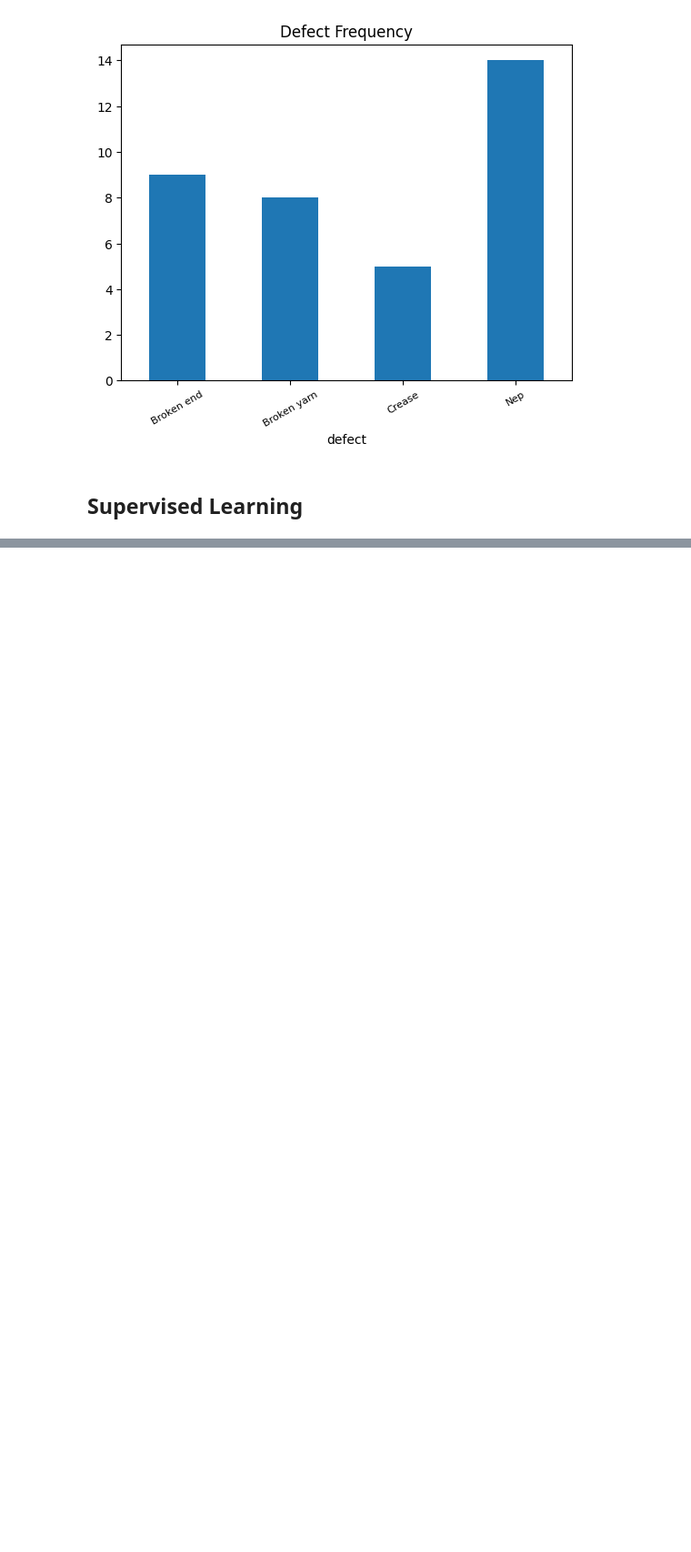
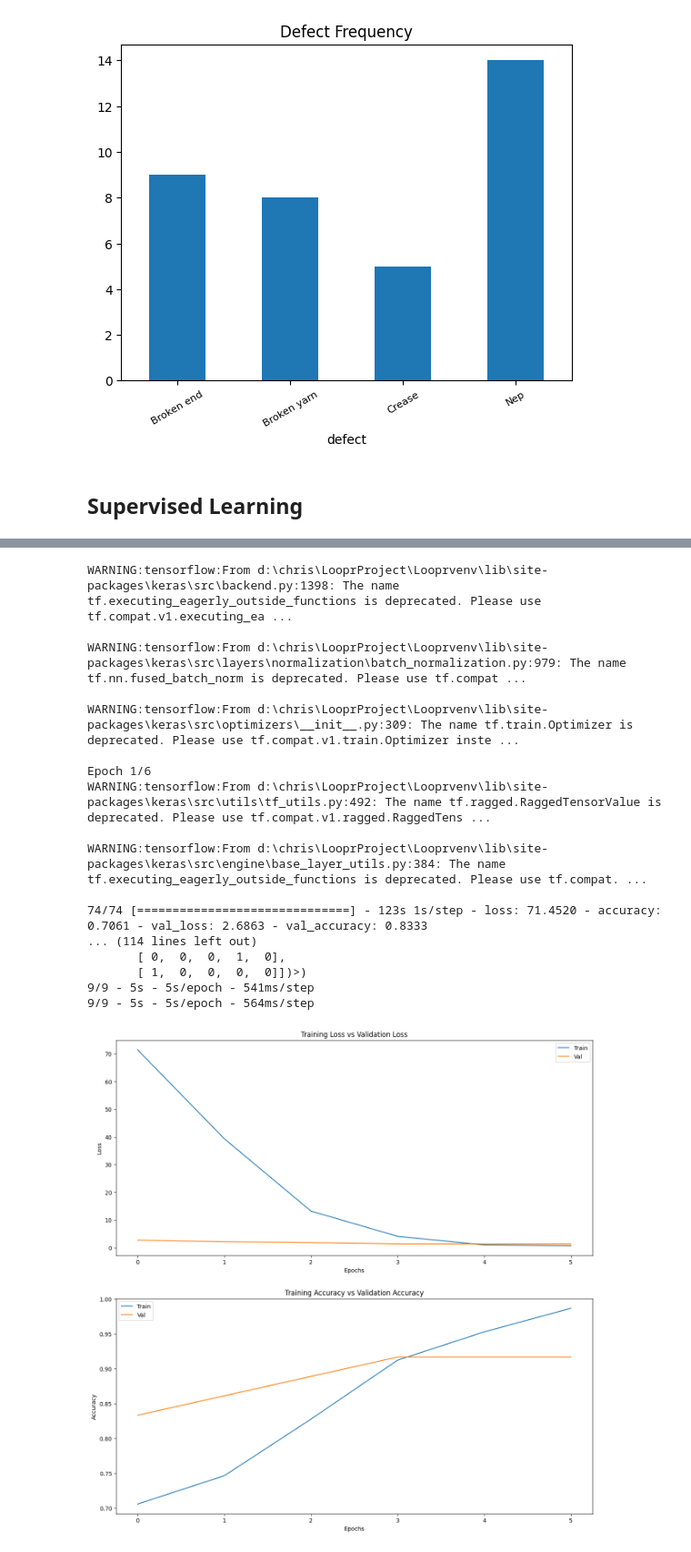
Before and after one commit to jobymcoby/LooprProject, a Jupyter notebook: notebooks/Demo.ipynb, the cells around one changed output, grey strips where cells are left out. Shown at 91% size. Cells and saved outputs as stored; diff of their text form; code cells hidden in the pictures; blank space fills up the shorter version.

Commit message:
New Kfolds and model saved

```diff
--- a/notebooks/Demo.ipynb
+++ b/notebooks/Demo.ipynb
@@ -323,8 +212,7 @@ def f1_score_matrix(val_ds, head_model):
 
     true_labels = np.array([np.argmax(label) for label in test_y_true_ds])
     pred_labels = np.array([np.argmax(label) for label in test_y_pred_ds])
-    tf.math.confusion_matrix(true_labels, pred_labels)
-    return result.numpy(), tf.math.confusion_matrix(true_labels, pred_labels)
+    return result.numpy(), tf.math.confusion_matrix(true_labels, pred_labels, num_classes=5)
 # %%
 # Transfer learning on the top layers
 # Load convolutional weights that are trained on ImageNet data
@@ -346,31 +234,3 @@ def build_model(output_len):
     head_model = tf.keras.Model(inputs = base_model.input, outputs = predictions)
     head_model.compile(optimizer='adam', loss= tf.keras.losses.categorical_crossentropy, metrics=['accuracy'])
     return head_model
-# %%
-def eval_kfolds(data_splits):
-    con_matrix = None
-    acc = 0
-    f_1 = 0
-    for i, fold in enumerate(data_splits):
-        head_model = build_model(output_len)
-        aug_train_ds, train_ds, val_ds, test_ds = fold
-        val_ds = val_ds.concatenate(test_ds)
-        history = head_model.fit(aug_train_ds, epochs= 6, validation_data= val_ds)
-        plot_history(history)
-        print(f'k fold {i+1} acc {head_model.evaluate(val_ds)[1]}')
-        acc += head_model.evaluate(val_ds)[1]
-        print(f'k fold {i+1} f score and confusion matrix {f1_score_matrix(val_ds, head_model)}')
-        if con_matrix is None:
-            f_1 = f1_score_matrix(val_ds, head_model)[0]
-            con_matrix = f1_score_matrix(val_ds, head_model)[1]
-        else:
-            f_1 += f1_score_matrix(val_ds, head_model)[0]
-            con_matrix += f1_score_matrix(val_ds, head_model)[1]
-
-    acc = acc/(i+1)
-    f_1 = f_1/(i+1)
-    return acc, f_1, con_matrix
-
-
-
-eval_kfolds(data_splits)
@@ -408,0 +392,24 @@ Epoch 6/6
+# %%
+acc, f_1, con_matrix, best_model, best_train, best_val = eval_kfolds(full_file_df)
+best_model.save('best_model.keras')
+best_train.save('best_train')
+best_val.save('best_val')
+# %% [output]
+WARNING:tensorflow:From d:\chris\LooprProject\Looprvenv\lib\site-packages\keras\src\backend.py:1398: The name tf.executing_eagerly_outside_functions is deprecated. Please use tf.compat.v1.executing_ea ...
+
+WARNING:tensorflow:From d:\chris\LooprProject\Looprvenv\lib\site-packages\keras\src\layers\normalization\batch_normalization.py:979: The name tf.nn.fused_batch_norm is deprecated. Please use tf.compat ...
+
+WARNING:tensorflow:From d:\chris\LooprProject\Looprvenv\lib\site-packages\keras\src\optimizers\__init__.py:309: The name tf.train.Optimizer is deprecated. Please use tf.compat.v1.train.Optimizer inste ...
+
+Epoch 1/6
+WARNING:tensorflow:From d:\chris\LooprProject\Looprvenv\lib\site-packages\keras\src\utils\tf_utils.py:492: The name tf.ragged.RaggedTensorValue is deprecated. Please use tf.compat.v1.ragged.RaggedTens ...
+
+WARNING:tensorflow:From d:\chris\LooprProject\Looprvenv\lib\site-packages\keras\src\engine\base_layer_utils.py:384: The name tf.executing_eagerly_outside_functions is deprecated. Please use tf.compat. ...
+
+74/74 [==============================] - 123s 1s/step - loss: 71.4520 - accuracy: 0.7061 - val_loss: 2.6863 - val_accuracy: 0.8333
+... (114 lines left out)
+       [ 0,  0,  0,  1,  0],
+       [ 1,  0,  0,  0,  0]])>)
+9/9 - 5s - 5s/epoch - 541ms/step
+9/9 - 5s - 5s/epoch - 564ms/step
+[figure, added]
```
Also changed, not shown: parts of 9 cells of this notebook.
